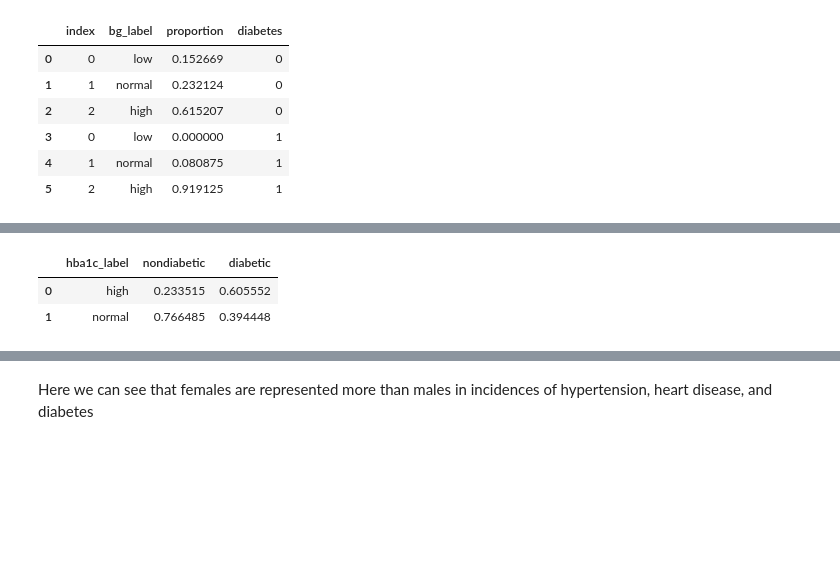
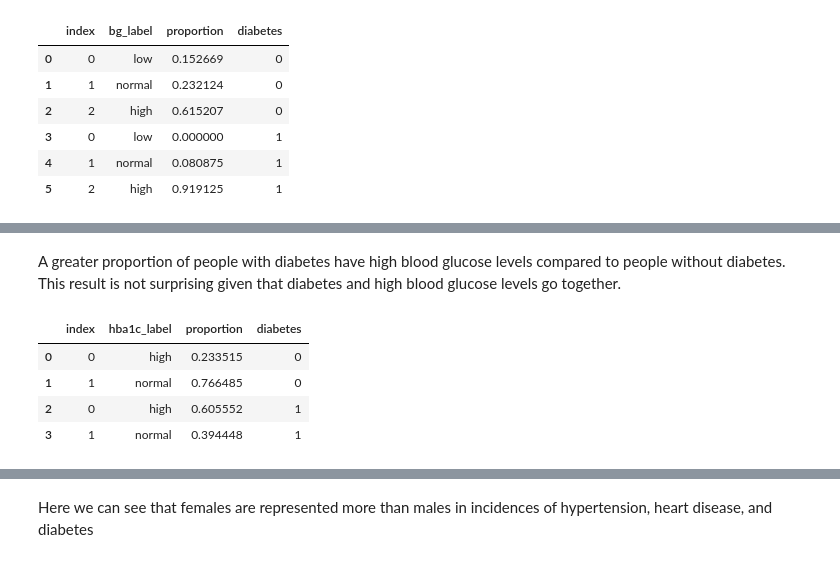
Before and after one commit to harshi-saha/cogs108-project, a Jupyter notebook: FinalReport_group014_draft.ipynb, the cells around one changed output, grey strips where cells are left out. Drawn from its saved outputs; the diff is of its cells as text; code cells hidden in the pictures; blank space fills up the shorter version.

```diff
--- a/FinalReport_group014_draft.ipynb
+++ b/FinalReport_group014_draft.ipynb
@@ -334,13 +339,26 @@ Text(0.5, 1.0, 'Blood glucose label distribution')
-# %%
-tmp = df0.groupby('hba1c_label')['diabetes'].count()
-tmp2 = df1.groupby('hba1c_label')['diabetes'].count()
-tmp = pd.concat([tmp, tmp2], axis=1)
-tmp.reset_index(inplace=True)
-tmp.columns = ['hba1c_label', 'nondiabetic','diabetic']
-tmp['nondiabetic'] = tmp['nondiabetic']/tmp['nondiabetic'].sum()
-tmp['diabetic'] = tmp['diabetic']/tmp['diabetic'].sum()
-tmp
-# %% [output]
-|  | hba1c_label | nondiabetic | diabetic |
-| 0 | high | 0.233515 | 0.605552 |
-| 1 | normal | 0.766485 | 0.394448 |
+# %% [markdown]
+A greater proportion of people with diabetes have high blood glucose levels compared to people without diabetes. This result is not surprising given that diabetes and high blood glucose levels go together.
+# %%
+tmp0 = df0.groupby('hba1c_label')['diabetes'].count()
+tmp0 = {'hba1c_label': list(tmp0.index), 'count': tmp0.values}
+tmp0 = pd.DataFrame(tmp0)
+tmp0['diabetes'] = 0
+
+tmp1 = df1.groupby('hba1c_label')['diabetes'].count()
+tmp1 = {'hba1c_label': list(tmp1.index), 'count': tmp1.values}
+tmp1 = pd.DataFrame(tmp1)
+tmp1['diabetes'] = 1
+
+tmp = pd.concat([tmp0, tmp1]).reset_index()
+
+for diabetes in [0, 1]:
+    tmp.loc[tmp['diabetes']==diabetes, 'count'] /= tmp.loc[tmp['diabetes']==diabetes, 'count'].sum()
+
+tmp = tmp.rename({'count':'proportion'}, axis='columns')
+tmp
+# %% [output]
+|  | index | hba1c_label | proportion | diabetes |
+| 0 | 0 | high | 0.233515 | 0 |
+| 1 | 1 | normal | 0.766485 | 0 |
+| 2 | 0 | high | 0.605552 | 1 |
+| 3 | 1 | normal | 0.394448 | 1 |
```
Also changed, not shown: parts of 46 cells of this notebook.
